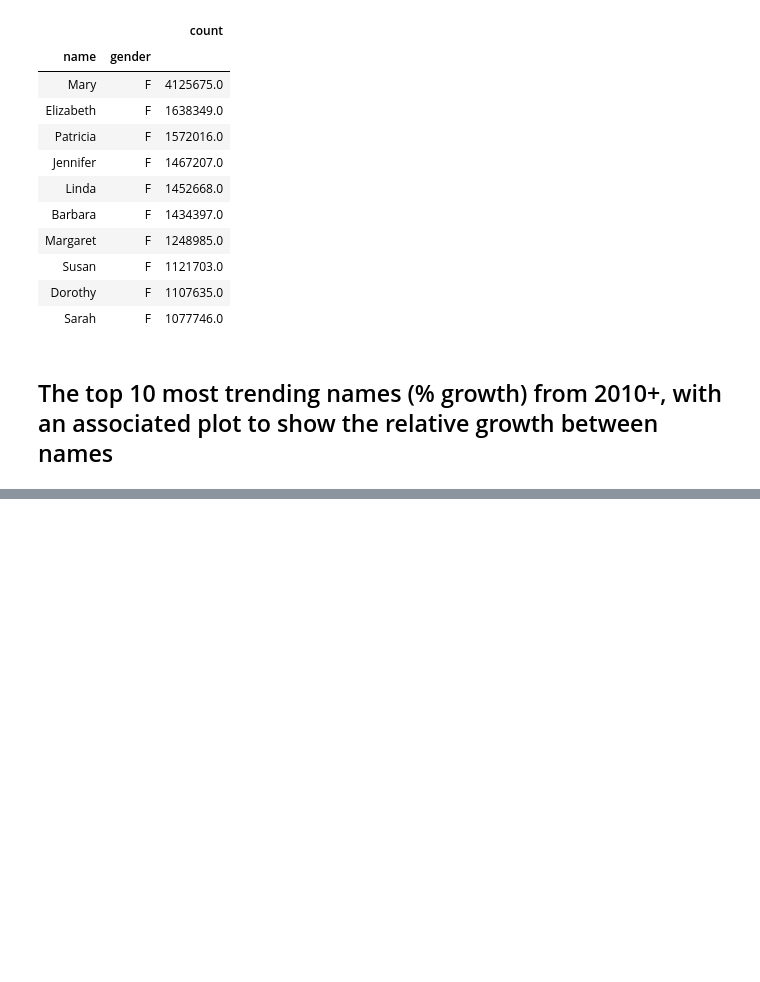
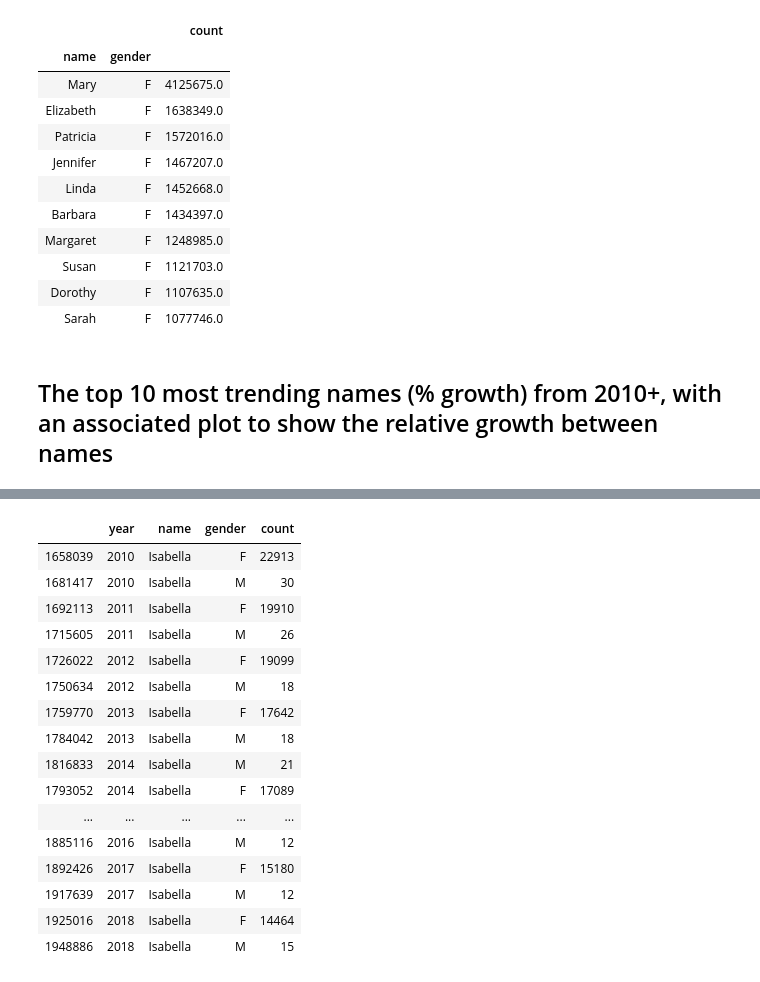
Before and after one commit to RaymondDashWu/SPD-2.4-Job-Search-and-Interview-Practice, a Jupyter notebook: interviewqs.com/Trending Baby Names.ipynb, the cells around one changed output, grey strips where cells are left out. Drawn from its saved outputs; the diff is of its cells as text; code cells hidden in the pictures; blank space fills up the shorter version.

```diff
--- a/interviewqs.com/Trending Baby Names.ipynb
+++ b/interviewqs.com/Trending Baby Names.ipynb
@@ -93,0 +99,4 @@ female_names.groupby(['name', 'gender']).agg({'count': 'sum'}).sort_values(by='c
+# %%
+# Dropping all entries before 2010
+df_after_2010 = baby_names[baby_names['year'] >= 2010]
+df_after_2010
@@ -93,0 +140,21 @@ female_names.groupby(['name', 'gender']).agg({'count': 'sum'}).sort_values(by='c
+# %%
+isabella = df_after_2010.loc[df_after_2010['name'] == 'Isabella'].sort_values(by = 'year')
+isabella
+# %% [output]
+|  | year | name | gender | count |
+| 1658039 | 2010 | Isabella | F | 22913 |
+| 1681417 | 2010 | Isabella | M | 30 |
+| 1692113 | 2011 | Isabella | F | 19910 |
+| 1715605 | 2011 | Isabella | M | 26 |
+| 1726022 | 2012 | Isabella | F | 19099 |
+| 1750634 | 2012 | Isabella | M | 18 |
+| 1759770 | 2013 | Isabella | F | 17642 |
+| 1784042 | 2013 | Isabella | M | 18 |
+| 1816833 | 2014 | Isabella | M | 21 |
+| 1793052 | 2014 | Isabella | F | 17089 |
+| ... | ... | ... | ... | ... |
+| 1885116 | 2016 | Isabella | M | 12 |
+| 1892426 | 2017 | Isabella | F | 15180 |
+| 1917639 | 2017 | Isabella | M | 12 |
+| 1925016 | 2018 | Isabella | F | 14464 |
+| 1948886 | 2018 | Isabella | M | 15 |
```
Also changed, not shown: parts of 6 cells of this notebook.
